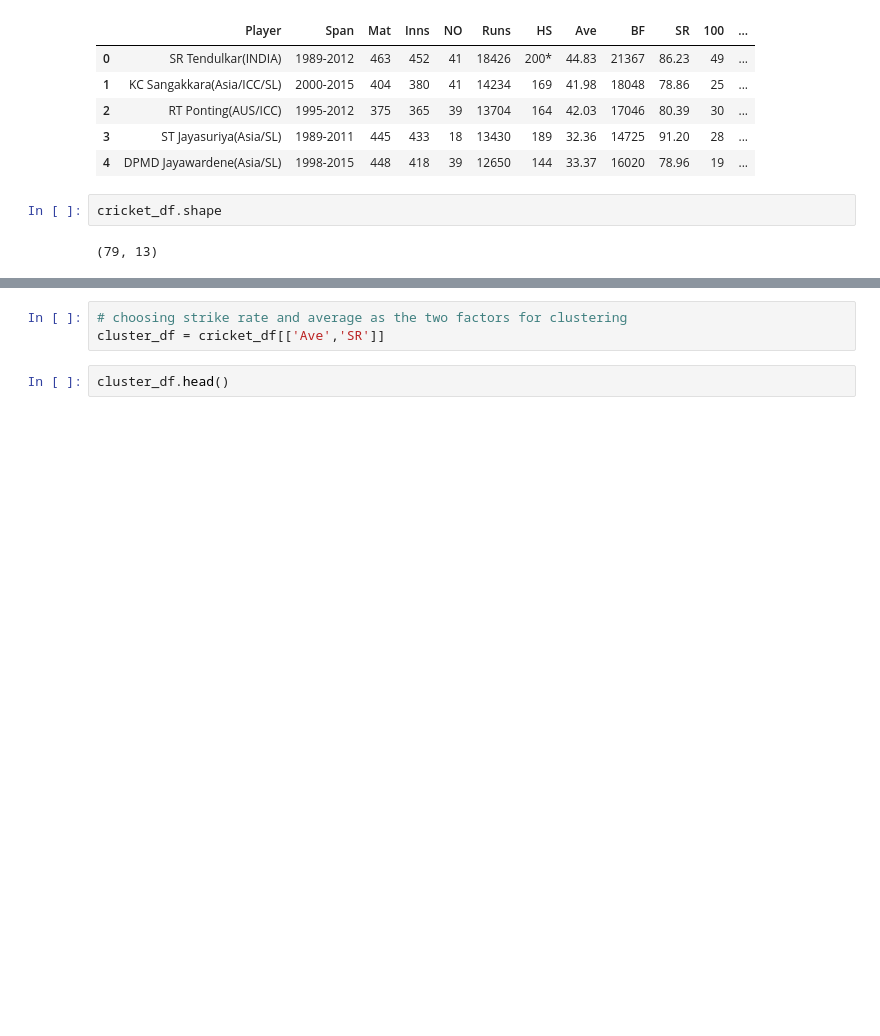
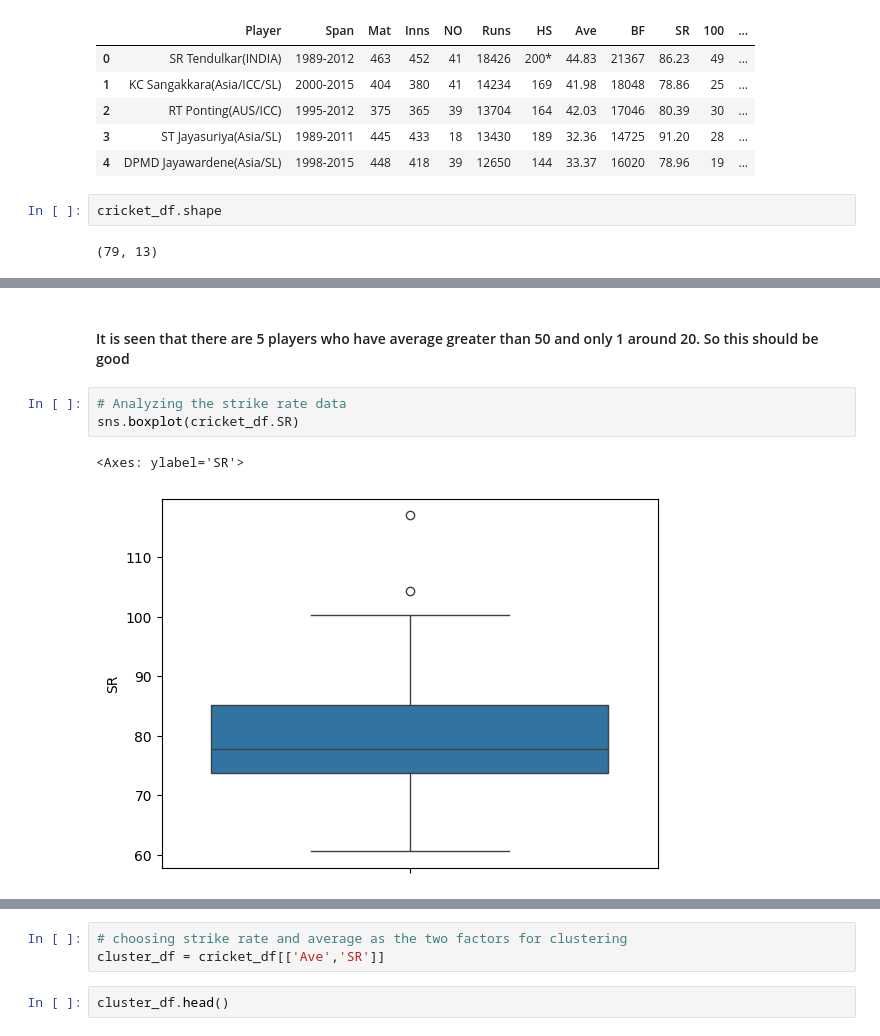
Before and after one commit to connectin-neha/data-science, a Jupyter notebook: clustering/cricket_odi/clustering_cricket.ipynb, the cells around one changed output, grey strips where cells are left out. Cells and saved outputs as stored; diff of their text form; blank space fills up the shorter version.

```diff
--- a/clustering/cricket_odi/clustering_cricket.ipynb
+++ b/clustering/cricket_odi/clustering_cricket.ipynb
@@ -26,0 +83,8 @@ cricket_df.shape
+# %% [markdown]
+#### It is seen that there are 5 players who have average greater than 50 and only 1 around 20. So this should be good
+# %%
+# Analyzing the strike rate data
+sns.boxplot(cricket_df.SR)
+# %% [output]
+<Axes: ylabel='SR'>
+[figure, added]
```
Also changed, not shown: parts of 28 cells of this notebook.
